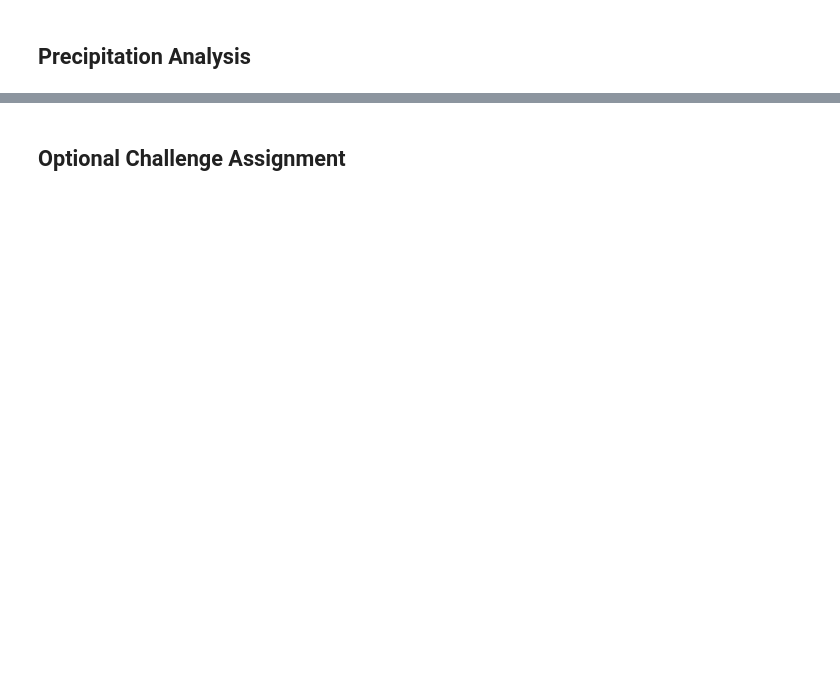
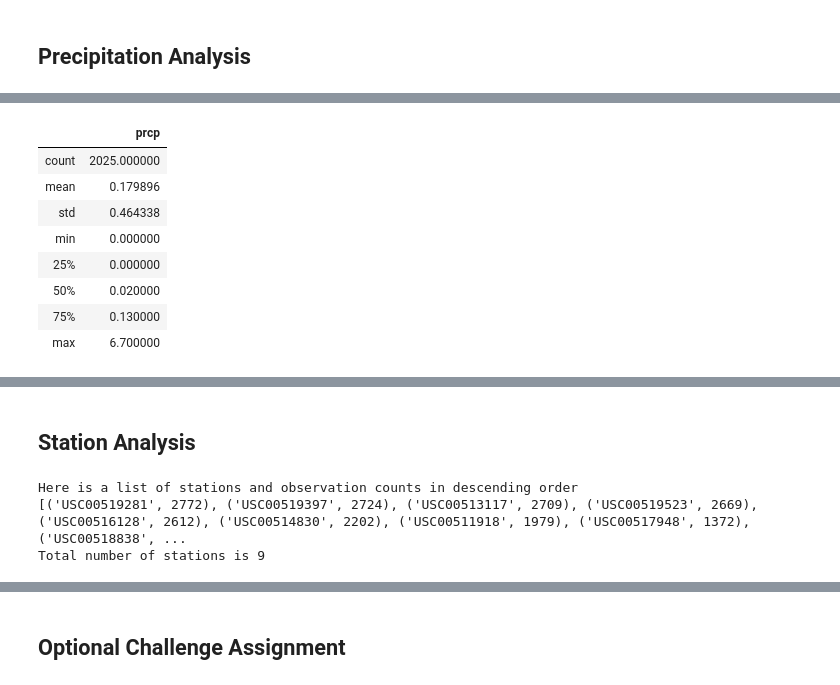
Before and after one commit to TrevorLovesMommy/sqlalchemy-challenge, a Jupyter notebook: climate_starter.ipynb, the cells around one changed output, grey strips where cells are left out. Saved outputs shown, nothing was run; the diff lists cells and outputs as text; code cells hidden in the pictures; blank space fills up the shorter version.

```diff
--- a/climate_starter.ipynb
+++ b/climate_starter.ipynb
@@ -145,5 +181,16 @@ prcp_meas_ly_df.describe()
 ![precipitation](Images/precipitation.png)
 # %%
 # Use Pandas to calcualte the summary statistics for the precipitation data
+prcp_df.describe()
+# %% [output]
+|  | prcp |
+| count | 2025.000000 |
+| mean | 0.179896 |
+| std | 0.464338 |
+| min | 0.000000 |
+| 25% | 0.000000 |
+| 50% | 0.020000 |
+| 75% | 0.130000 |
+| max | 6.700000 |
 # %% [markdown]
 ![describe](Images/describe.png)
@@ -154,0 +197,25 @@ prcp_meas_ly_df.describe()
+# %% [markdown]
+## Station Analysis
+# %%
+# What are the most active stations? (i.e. what stations have the most rows)?
+
+from sqlalchemy import desc
+# above import allows us to order by descending order on an aggregate value that's been labeled 'count_stations'
+#https://docs.sqlalchemy.org/en/13/core/sqlelement.html#sqlalchemy.sql.expression.desc
+
+#this is a list of stations and observations counts in descending order
+station_count = session.query(Measurement.station, func.count(Measurement.station).label('count_stations')).\
+                                                   group_by(Measurement.station).\
+                                                   order_by(desc('count_stations')).\
+                                                   all()
+
+#print a list of stations and observation counts in descending order:
+print('Here is a list of stations and observation counts in descending order')
+print(station_count)
+
+#Total number of stations
+print(f'Total number of stations is {len(station_count)}')
+# %% [output]
+Here is a list of stations and observation counts in descending order
+[('USC00519281', 2772), ('USC00519397', 2724), ('USC00513117', 2709), ('USC00519523', 2669), ('USC00516128', 2612), ('USC00514830', 2202), ('USC00511918', 1979), ('USC00517948', 1372), ('USC00518838', ...
+Total number of stations is 9
```
Also changed, not shown: parts of 10 cells of this notebook, 1 other file.
